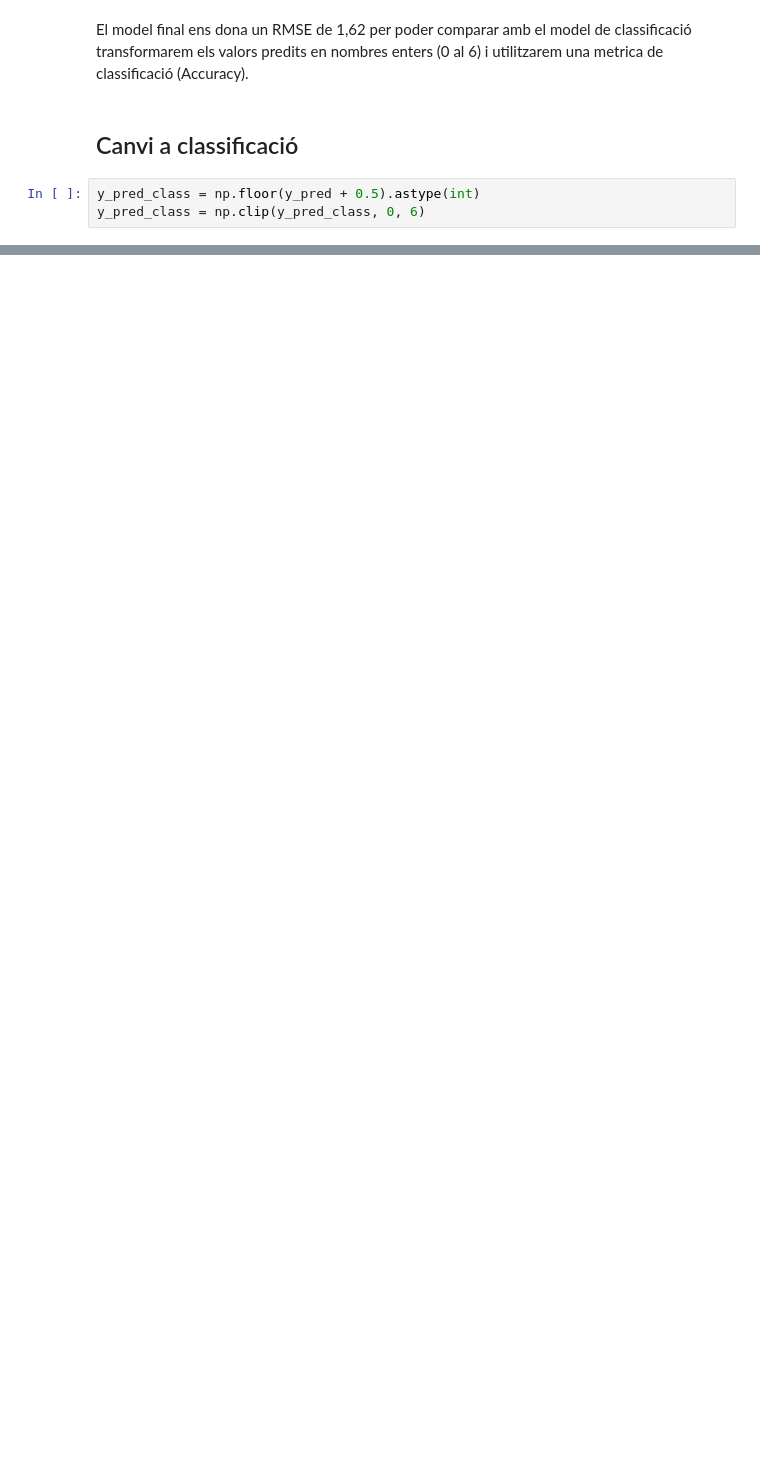
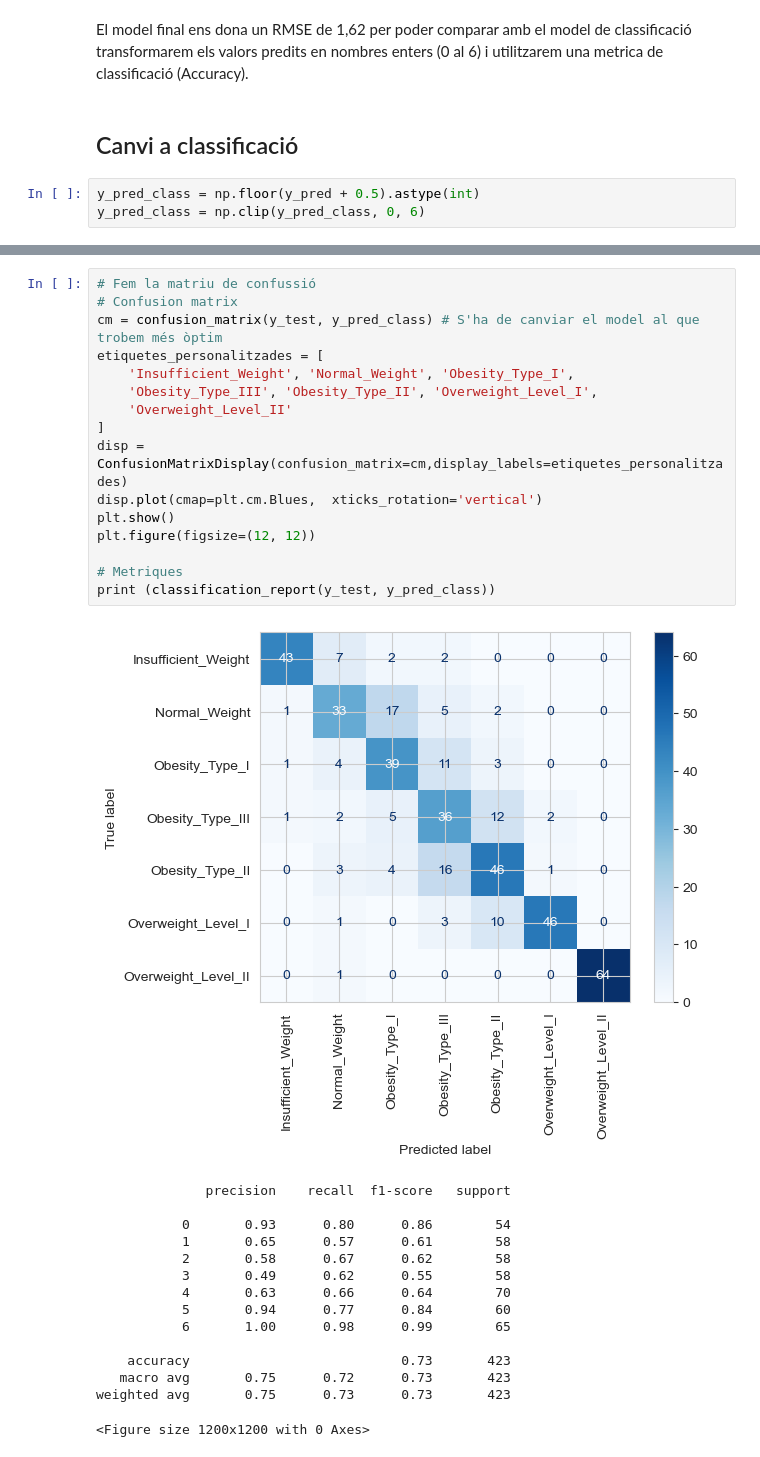
Before and after one commit to natalianavarroriera/Obesitat-APC, a Jupyter notebook: cas_kaggle_regressio.ipynb, the cells around one changed output, grey strips where cells are left out. Saved outputs shown, nothing was run; the diff lists cells and outputs as text; blank space fills up the shorter version.

Commit message:
canvi a classificació

```diff
--- a/cas_kaggle_regressio.ipynb
+++ b/cas_kaggle_regressio.ipynb
@@ -1012,0 +951,32 @@ accuracy_score(y_test, y_pred_class)
+# %%
+# Fem la matriu de confussió
+# Confusion matrix
+cm = confusion_matrix(y_test, y_pred_class) # S'ha de canviar el model al que trobem més òptim
+etiquetes_personalitzades = [
+    'Insufficient_Weight', 'Normal_Weight', 'Obesity_Type_I',
+    'Obesity_Type_III', 'Obesity_Type_II', 'Overweight_Level_I',
+    'Overweight_Level_II'
+]
+disp = ConfusionMatrixDisplay(confusion_matrix=cm,display_labels=etiquetes_personalitzades)
+disp.plot(cmap=plt.cm.Blues,  xticks_rotation='vertical')
+plt.show()
+plt.figure(figsize=(12, 12))
+
+# Metriques
+print (classification_report(y_test, y_pred_class))
+# %% [output]
+[figure, added]
+              precision    recall  f1-score   support
+
+           0       0.93      0.80      0.86        54
+           1       0.65      0.57      0.61        58
+           2       0.58      0.67      0.62        58
+           3       0.49      0.62      0.55        58
+           4       0.63      0.66      0.64        70
+           5       0.94      0.77      0.84        60
+           6       1.00      0.98      0.99        65
+
+    accuracy                           0.73       423
+   macro avg       0.75      0.72      0.73       423
+weighted avg       0.75      0.73      0.73       423
+<Figure size 1200x1200 with 0 Axes>
```
Also changed, not shown: parts of 28 cells of this notebook.
